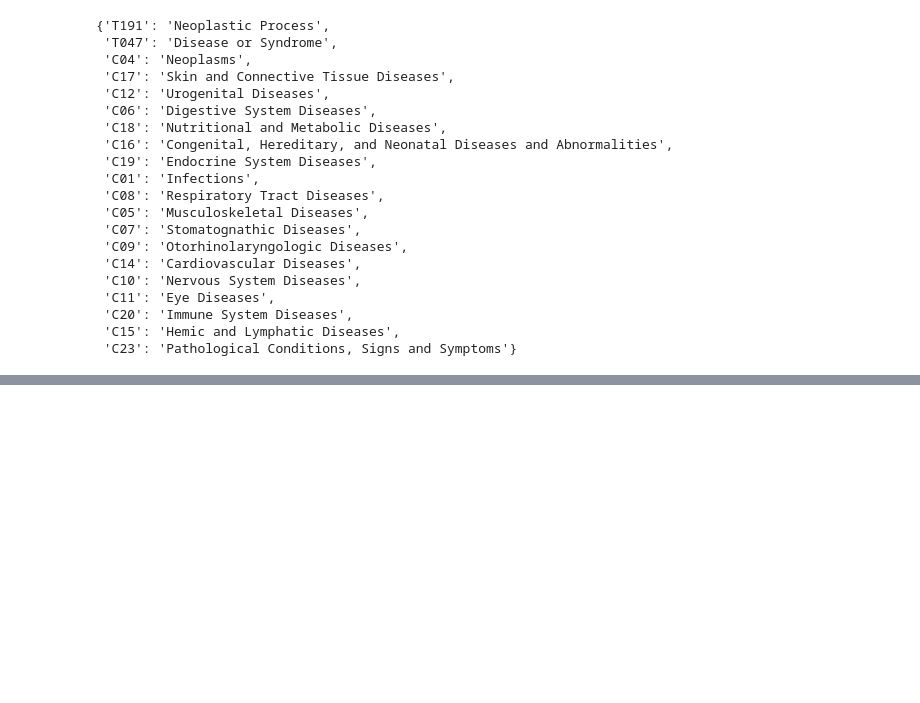
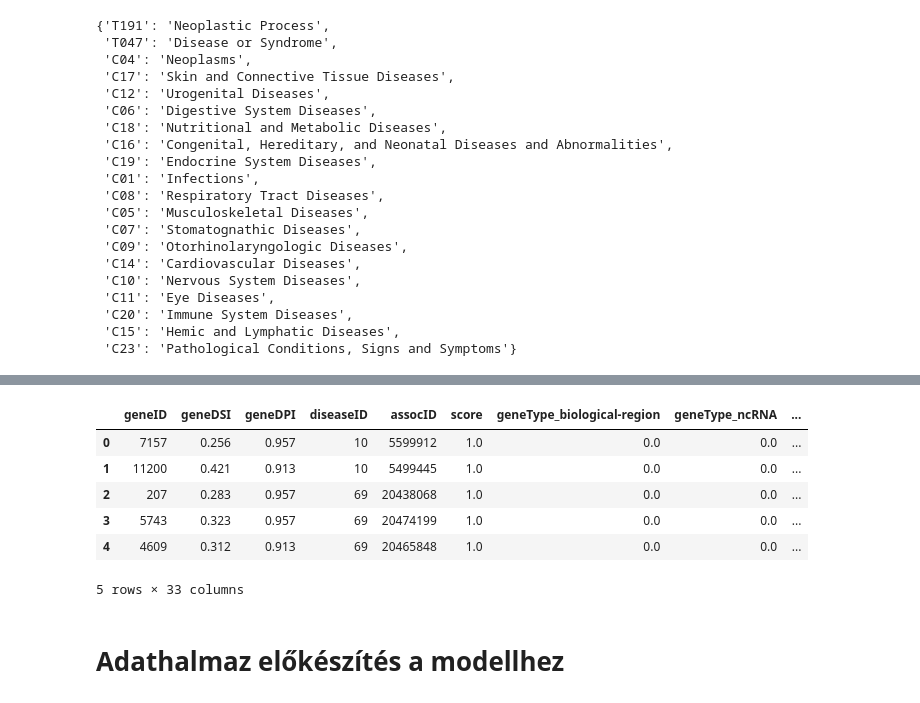
Before and after one commit to NagypalMarton/DeepLearning_Assignment-Disgenet, a Jupyter notebook: Mélytanulás_Beadandó_Csibi_Alexandra,_Nagypál_Márton.ipynb, the cells around one changed output, grey strips where cells are left out. Drawn from its saved outputs; the diff is of its cells as text; code cells hidden in the pictures; blank space fills up the shorter version.

```diff
--- a/Mélytanulás_Beadandó_Csibi_Alexandra,_Nagypál_Márton.ipynb
+++ b/Mélytanulás_Beadandó_Csibi_Alexandra,_Nagypál_Márton.ipynb
@@ -311,10 +315,10 @@ GDA_df = GDA_df[[
 ]]
 # %%
 # One-hot encoding geneNcbiType
-enc = OneHotEncoder(handle_unknown='ignore')
-encoded_geneNcbiType = enc.fit_transform(GDA_df[['geneNcbiType']]).toarray()
-encoded_df = pd.DataFrame(encoded_geneNcbiType,
-                          columns=['geneType_' + col.split('_')[-1] for col in enc.get_feature_names_out(['geneNcbiType'])])
+enc = OneHotEncoder(handle_unknown='ignore', sparse_output=False)
+encoded_geneNcbiType = enc.fit_transform(GDA_df[['geneNcbiType']])
+columns = ['geneType_' + col.split('_')[-1] for col in enc.get_feature_names_out(['geneNcbiType'])]
+encoded_df = pd.DataFrame(encoded_geneNcbiType, columns=columns)
 GDA_df = pd.concat([GDA_df.reset_index(drop=True), encoded_df], axis=1).drop('geneNcbiType', axis=1)
 # %%
 # Process diseaseClasses_UMLS_ST and diseaseClasses_MSH
@@ -365,7 +368,7 @@ GDA_df['diseaseClasses_UMLS_ST'] = GDA_df['diseaseClasses_UMLS_ST'].apply(clean_
 GDA_df['diseaseClasses_MSH'] = GDA_df['diseaseClasses_MSH'].apply(clean_classes)
 # %%
 # Combine the two lists into a new column for handling missing values in diseaseClasses_MSH
-GDA_df['disease_classes'] = GDA_df.apply(
+GDA_df['diseaseClass'] = GDA_df.apply(
     lambda row: list(set(row['diseaseClasses_UMLS_ST'] + row['diseaseClasses_MSH'])),
     axis=1
 )
@@ -385,0 +375,6 @@ GDA_df['disease_classes'].head(10)
+# %%
+# Using MultiLabelBinarizer because of the input being lists of disease codes
+mlb = MultiLabelBinarizer()
+encoded_diseaseClass = mlb.fit_transform(GDA_df['diseaseClass'])
+enc_df = pd.DataFrame(encoded_diseaseClass, columns=['diseaseClass_' + cols for cols in mlb.classes_])
+GDA_df = pd.concat([GDA_df.reset_index(drop=True), enc_df], axis=1)
@@ -385,0 +392,2 @@ GDA_df['disease_classes'].head(10)
+# %%
+GDA_df = GDA_df.drop(['diseaseClasses_UMLS_ST', 'diseaseClasses_MSH', 'diseaseClass'], axis=1)
@@ -385,0 +414,11 @@ GDA_df['disease_classes'].head(10)
+# %%
+GDA_df.rename(columns={'geneNcbiID': 'geneID', 'diseaseUMLSCUI_encoded': 'diseaseID'}, inplace=True)
+GDA_df.head()
+# %% [output]
+|  | geneID | geneDSI | geneDPI | diseaseID | assocID | score | geneType_biological-region | geneType_ncRNA | ... |
+| 0 | 7157 | 0.256 | 0.957 | 10 | 5599912 | 1.0 | 0.0 | 0.0 | ... |
+| 1 | 11200 | 0.421 | 0.913 | 10 | 5499445 | 1.0 | 0.0 | 0.0 | ... |
+| 2 | 207 | 0.283 | 0.957 | 69 | 20438068 | 1.0 | 0.0 | 0.0 | ... |
+| 3 | 5743 | 0.323 | 0.957 | 69 | 20474199 | 1.0 | 0.0 | 0.0 | ... |
+| 4 | 4609 | 0.312 | 0.913 | 69 | 20465848 | 1.0 | 0.0 | 0.0 | ... |
+5 rows × 33 columns
@@ -385,0 +432,2 @@ GDA_df['disease_classes'].head(10)
+# %% [markdown]
+# Adathalmaz előkészítés a modellhez
```
Also changed, not shown: parts of 17 cells of this notebook.
